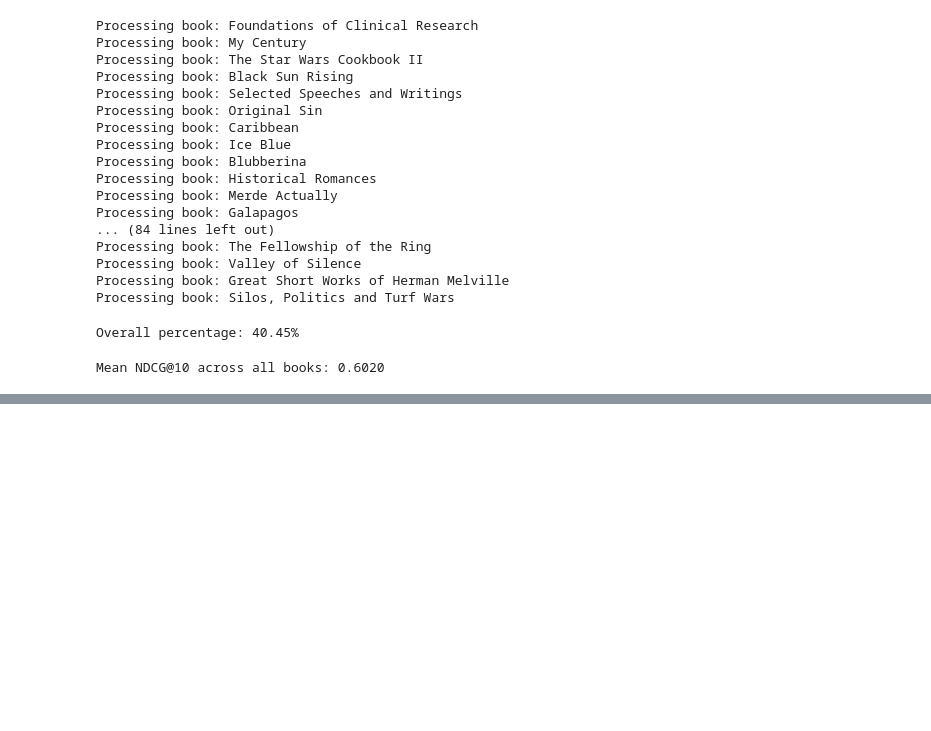
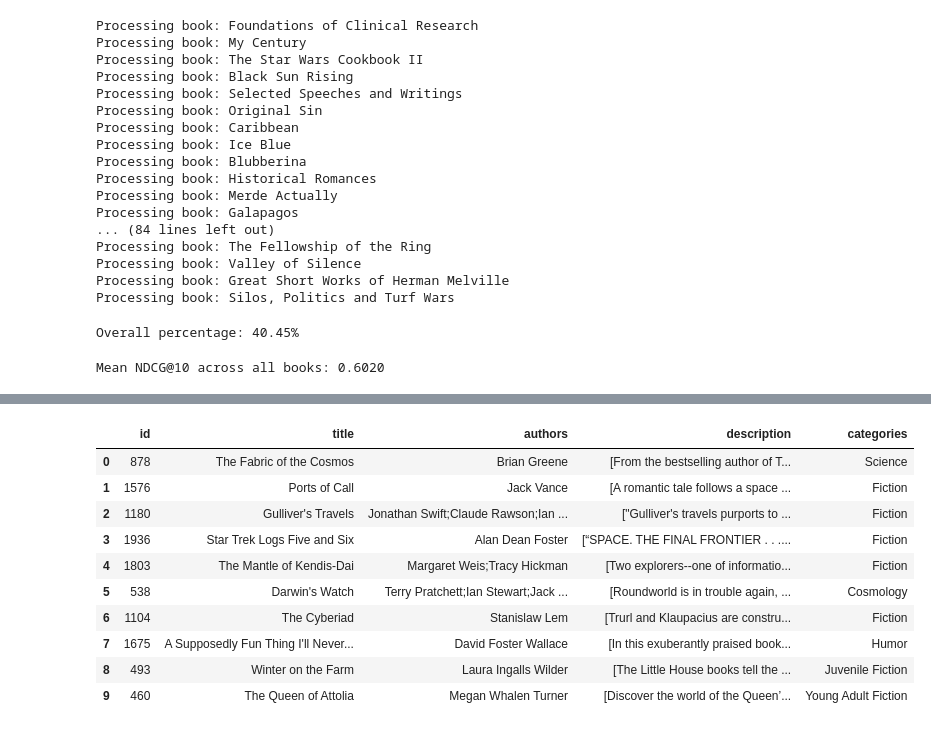
Before and after one commit to DomiAzevedo/Projetos-CD, a Jupyter notebook: testes_modelos/testes.ipynb, the cells around one changed output, grey strips where cells are left out. Saved outputs shown, nothing was run; the diff lists cells and outputs as text; code cells hidden in the pictures; blank space fills up the shorter version.

```diff
--- a/testes_modelos/testes.ipynb
+++ b/testes_modelos/testes.ipynb
@@ -2053,0 +2425,4 @@ Mean NDCG@10 across all books: 0.6020
+# %%
+results_twofase = {}
+total_appearance_count_twofase = 0
+total_questions_twofase = 0
@@ -2053,0 +2483,4 @@ Mean NDCG@10 across all books: 0.6020
+# %%
+results_twofase_colbert= {}
+total_appearance_count_twofase_colbert = 0
+total_questions_twofase_colbert = 0
@@ -2165 +2823,4 @@ package = ApplicationPackage(
 )
+# %%
+vespa_docker = VespaDocker()
+app = vespa_docker.deploy(application_package=package)
@@ -2165,0 +2914,46 @@ package = ApplicationPackage(
+# %%
+def query_colbert_2phase(input_query):
+    with app.syncio(connections=25) as session:
+        query = input_query
+        response: VespaQueryResponse = session.query(
+            yql="select * from sources * where userQuery() or ({targetHits:1000}nearestNeighbor(embedding,q)) limit 10",
+            query=query,
+            ranking="bm25_colbert",
+            body={
+                "input.query(q)": f'embed(e5, "{query}")',
+                "input.query(qt)": f'embed(colbert, "{query}")'
+            },
+        )
+        assert response.is_successful()
+
+    return hits_as_df(response, ['id', 'title', 'authors', 'description', 'categories'])
+
+def query_colbert_2phase_global(input_query):
+    with app.syncio(connections=25) as session:
+        query = input_query
+        response: VespaQueryResponse = session.query(
+            yql="select * from sources * where userQuery() or ({targetHits:1000}nearestNeighbor(embedding,q)) limit 10",
+            query=query,
+            ranking="bm25_colbert_global",
+            body={
+                "input.query(q)": f'embed(e5, "{query}")',
+                "input.query(qt)": f'embed(colbert, "{query}")'
+            },
+        )
+        assert response.is_successful()
+
+    return hits_as_df(response, ['id', 'title', 'authors', 'description', 'categories'])
+# %%
+query_colbert_2phase_global('books about space travel')
+# %% [output]
+|  | id | title | authors | description | categories |
+| 0 | 878 | The Fabric of the Cosmos | Brian Greene | [From the bestselling author of T... | Science |
+| 1 | 1576 | Ports of Call | Jack Vance | [A romantic tale follows a space ... | Fiction |
+| 2 | 1180 | Gulliver's Travels | Jonathan Swift;Claude Rawson;Ian ... | ["Gulliver's travels purports to ... | Fiction |
+| 3 | 1936 | Star Trek Logs Five and Six | Alan Dean Foster | [“SPACE. THE FINAL FRONTIER . . .... | Fiction |
+| 4 | 1803 | The Mantle of Kendis-Dai | Margaret Weis;Tracy Hickman | [Two explorers--one of informatio... | Fiction |
+| 5 | 538 | Darwin's Watch | Terry Pratchett;Ian Stewart;Jack ... | [Roundworld is in trouble again, ... | Cosmology |
+| 6 | 1104 | The Cyberiad | Stanislaw Lem | [Trurl and Klaupacius are constru... | Fiction |
+| 7 | 1675 | A Supposedly Fun Thing I'll Never... | David Foster Wallace | [In this exuberantly praised book... | Humor |
+| 8 | 493 | Winter on the Farm | Laura Ingalls Wilder | [The Little House books tell the ... | Juvenile Fiction |
+| 9 | 460 | The Queen of Attolia | Megan Whalen Turner | [Discover the world of the Queen’... | Young Adult Fiction |
```
Also changed, not shown: parts of 42 cells of this notebook, 4 other files.
